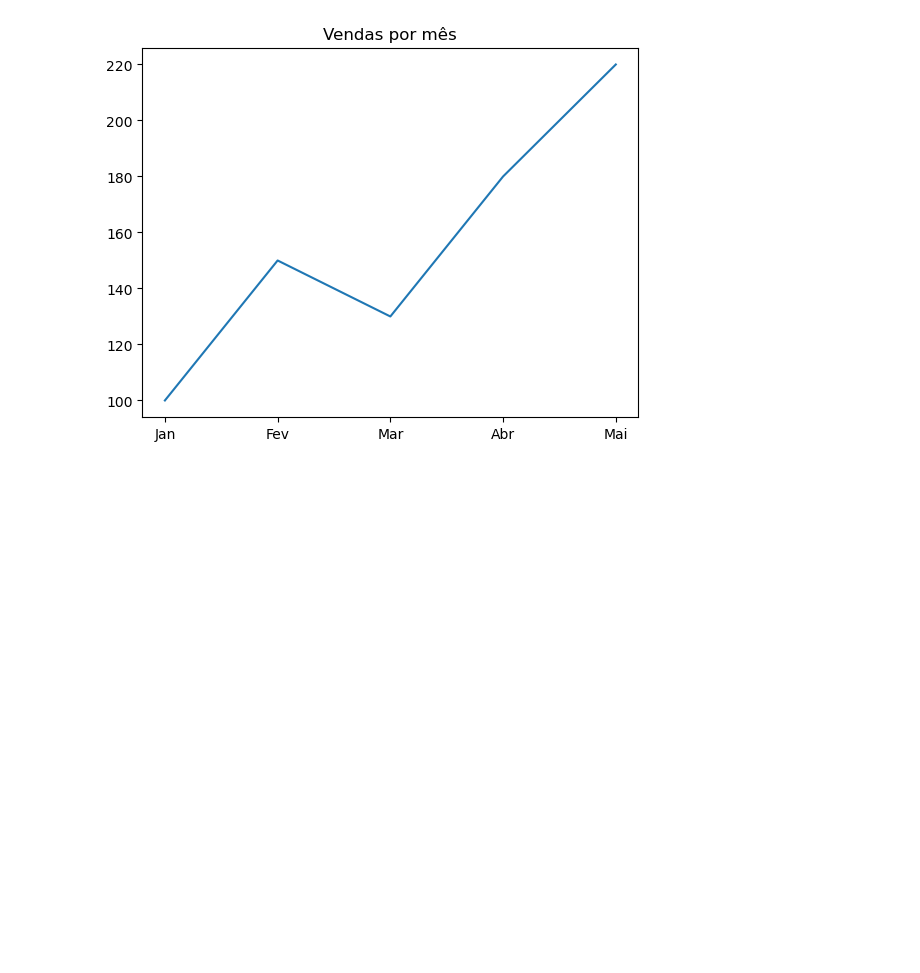
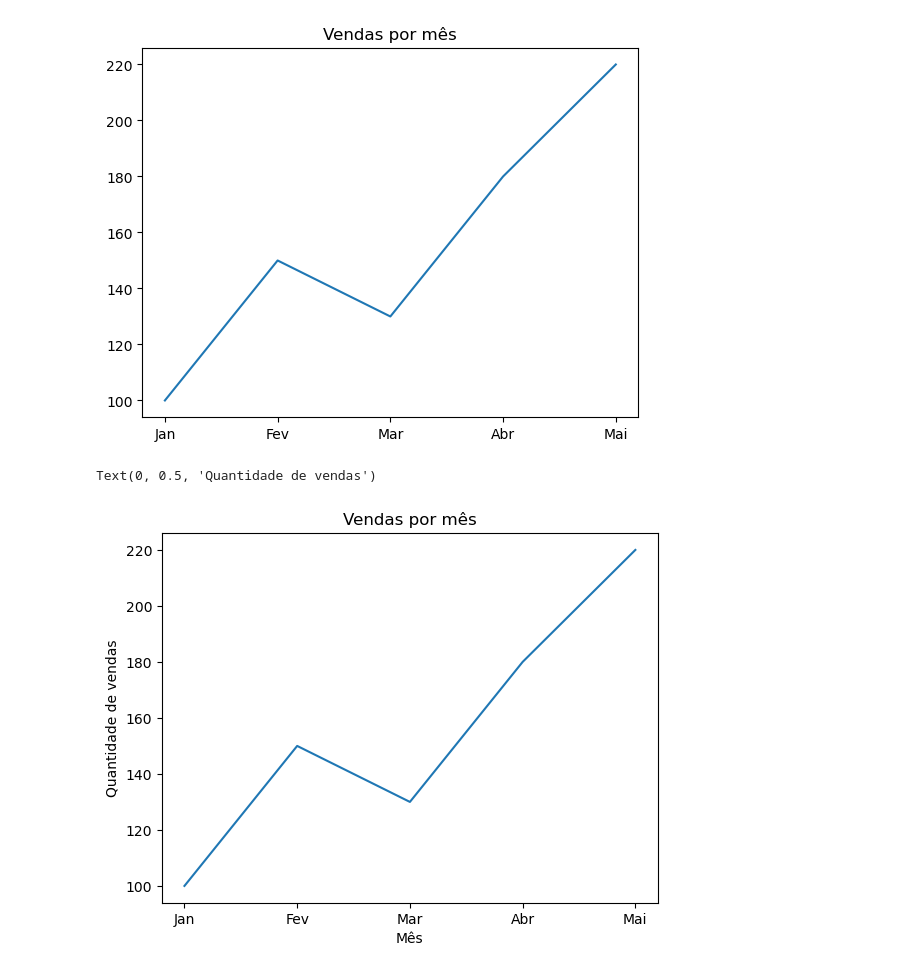
Before and after one commit to oliverjunior1/VS-Code, a Jupyter notebook: chatgpt/Matplotlib/1st_day/1st_grafico_de_pizza.ipynb, the cells around one changed output. Saved outputs shown, nothing was run; the diff lists cells and outputs as text; code cells hidden in the pictures; blank space fills up the shorter version.

```diff
--- a/chatgpt/Matplotlib/1st_day/1st_grafico_de_pizza.ipynb
+++ b/chatgpt/Matplotlib/1st_day/1st_grafico_de_pizza.ipynb
@@ -22,3 +22,11 @@ plt.plot(meses, vendas)
 # %% [output]
 [<matplotlib.lines.Line2D at 0x...>]
 [figure]
+# %%
+plt.plot(meses, vendas)
+plt.title("Vendas por mês")
+plt.xlabel("Mês")
+plt.ylabel("Quantidade de vendas")
+# %% [output]
+Text(0, 0.5, 'Quantidade de vendas')
+[figure, added]
```
